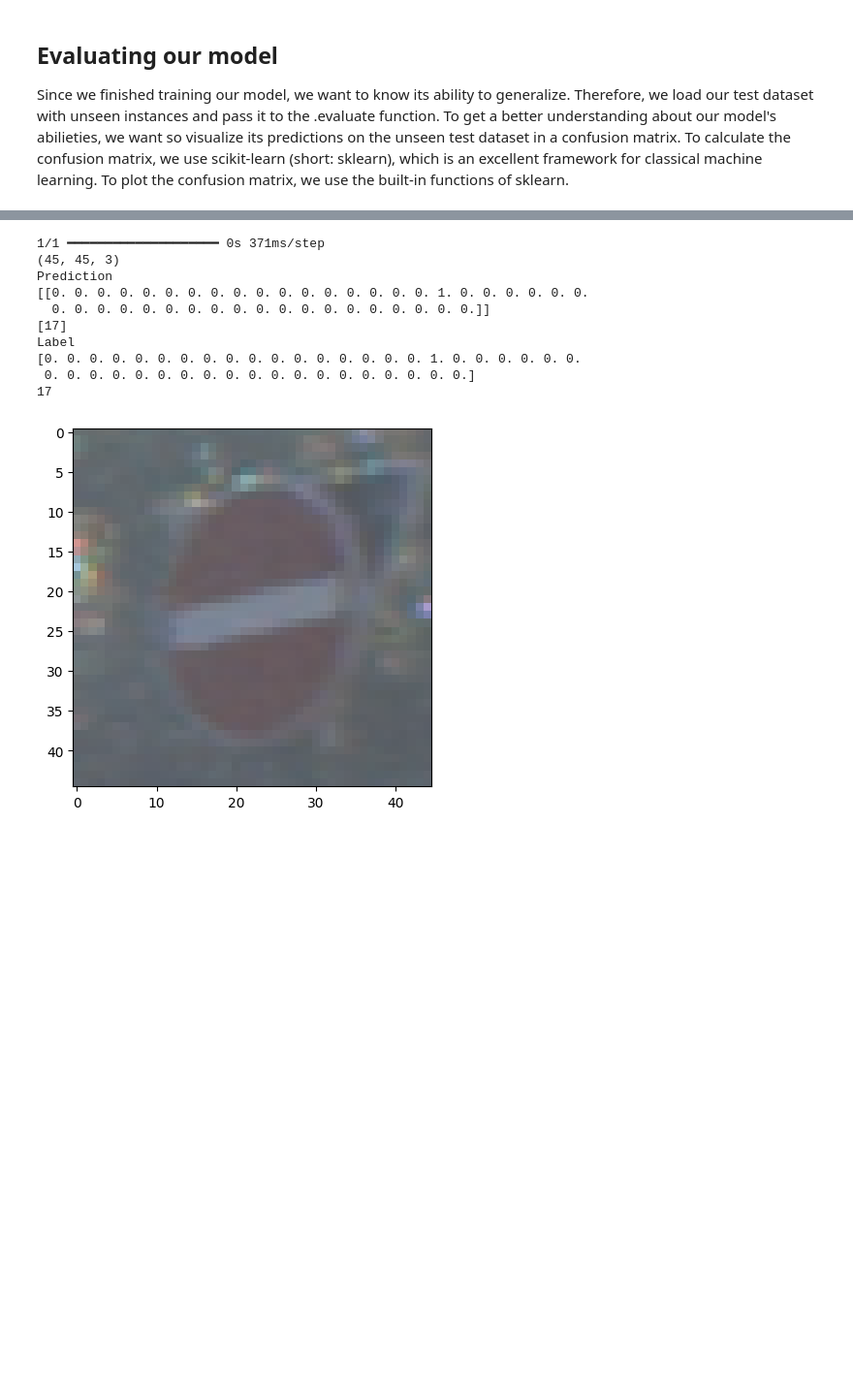
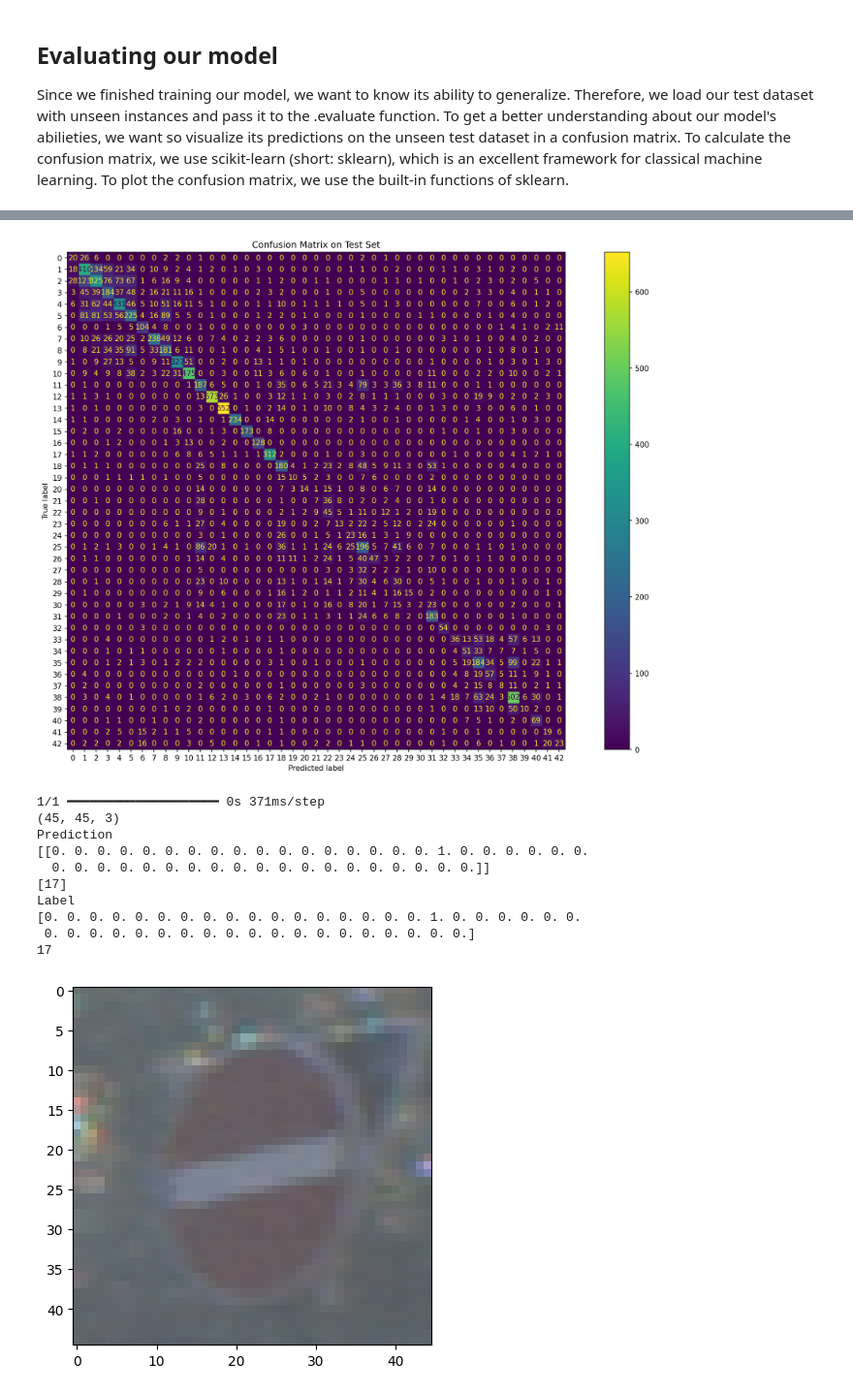
Before and after one commit to AImotion-Bavaria/dl-bootcamp, a Jupyter notebook: [WORKBOOK]Deep_Learning_Bootcamp_PyTorch_26.ipynb, the cells around one changed output, grey strips where cells are left out. Shown at 97% size. Cells and saved outputs as stored; diff of their text form; code cells hidden in the pictures; blank space fills up the shorter version.

Commit message:
evaluate script is done

```diff
--- a/[WORKBOOK]Deep_Learning_Bootcamp_PyTorch_26.ipynb
+++ b/[WORKBOOK]Deep_Learning_Bootcamp_PyTorch_26.ipynb
@@ -573,11 +650,3 @@ def pretrained_model(num_classes=num_classes):
 ## Training our model
 
 Keras hides most of the work necessary for training neural networks. But we still have to define some parts. First, we instantiate our model. Then we define the training algorithms that optimizes our parameters and the loss functions that should be minimized. Now we can compile the model. You can see this as glueing together the components for the training. Here we also tell keras that we want to use the accuracy metric for evaluation. Finally, we can call the .fit method with our dataset as parameter. The .fit methods trains our networks by iterating num_epoch times over the dataset, that is split in small batch_size large pieces.
-# %%
-#train the model
-
-#model = fully_connected_net()
-#model = small_conv_net()
-#model = medium_conv_net()
-model = pretrained_model()
-model.summary()
@@ -589,8 +656,3 @@ batch_size = 64
 num_epochs = 7
 learning_rate = 0.0001
 #################
-# %%
-opt = keras.optimizers.Adam(learning_rate=learning_rate)
-loss = keras.losses.CategoricalCrossentropy(from_logits=False)
-model.compile(optimizer=opt, loss=loss, metrics=["accuracy"])
-model.fit(train_images, train_labels, epochs=num_epochs, batch_size=batch_size,  validation_data=(test_images, test_labels))
@@ -641,0 +663,83 @@ plt.rcParams['figure.dpi'] = default_dpi
+# %%
+from sklearn.metrics import accuracy_score, precision_score, recall_score, f1_score
+
+def evaluate_model(model, test_loader):
+    """
+    Evaluate a PyTorch model on the test dataset.
+
+    Args:
+        model: Trained PyTorch model
+        test_loader: DataLoader for test dataset
+
+    Returns:
+        metrics: Dictionary containing accuracy, precision, recall, and F1 score
+    """
+    device = torch.device("cuda" if torch.cuda.is_available() else "cpu")
+    model.to(device)
+    model.eval()
+
+    all_predictions = []
+    all_labels = []
+
+    # Get predictions
+    with torch.no_grad():
+        for images, labels in test_loader:
+            images = images.to(device)
+            labels = labels.to(device)
+
+            # Convert one-hot labels to class indices
+            labels = torch.argmax(labels, dim=1)
+
+            # Get model predictions
+            outputs = model(images)
+            _, predicted = torch.max(outputs.data, 1)
+
+            all_predictions.extend(predicted.cpu().numpy())
+            all_labels.extend(labels.cpu().numpy())
+
+    # Convert to numpy arrays
+    all_predictions = np.array(all_predictions)
+    all_labels = np.array(all_labels)
+
+    # Calculate metrics
+
+    accuracy = accuracy_score(all_labels, all_predictions)
+    precision = precision_score(all_labels, all_predictions, average='weighted')
+    recall = recall_score(all_labels, all_predictions, average='weighted')
+    f1 = f1_score(all_labels, all_predictions, average='weighted')
+
+    # Print metrics
+    print(f'Test Accuracy: {accuracy * 100:.2f}%')
+    print(f'Test Precision: {precision:.4f}')
+    print(f'Test Recall: {recall:.4f}')
+    print(f'Test F1 Score: {f1:.4f}')
+
+    # Create confusion matrix
+    conf_matrix = confusion_matrix(all_labels, all_predictions)
+
+    # Plot confusion matrix
+    default_figsize = plt.rcParams['figure.figsize']
+    default_dpi = plt.rcParams['figure.dpi']
+
+    plt.rcParams['figure.figsize'] = [19, 12]
+    plt.rcParams['figure.dpi'] = 150
+
+    display = ConfusionMatrixDisplay(confusion_matrix=conf_matrix, display_labels=range(num_classes))
+    display.plot(values_format='d')
+    plt.title('Confusion Matrix on Test Set')
+    plt.show()
+
+    # Reset plot parameters
+    plt.rcParams['figure.figsize'] = default_figsize
+    plt.rcParams['figure.dpi'] = default_dpi
+
+    return {
+        'accuracy': accuracy,
+        'precision': precision,
+        'recall': recall,
+        'f1_score': f1
+    }
+
+# Evaluate the pretrained model
+metrics = evaluate_model(pretrained_resnet, test_loader)
+# %% [output]
@@ -642,3 +750,4 @@ plt.rcParams['figure.dpi'] = default_dpi
+[figure, added]
 # %%
 image_index = 2547
 prediction=model.predict(test_images[image_index].reshape(1,45,45,3))
```
Also changed, not shown: parts of 12 cells of this notebook.
